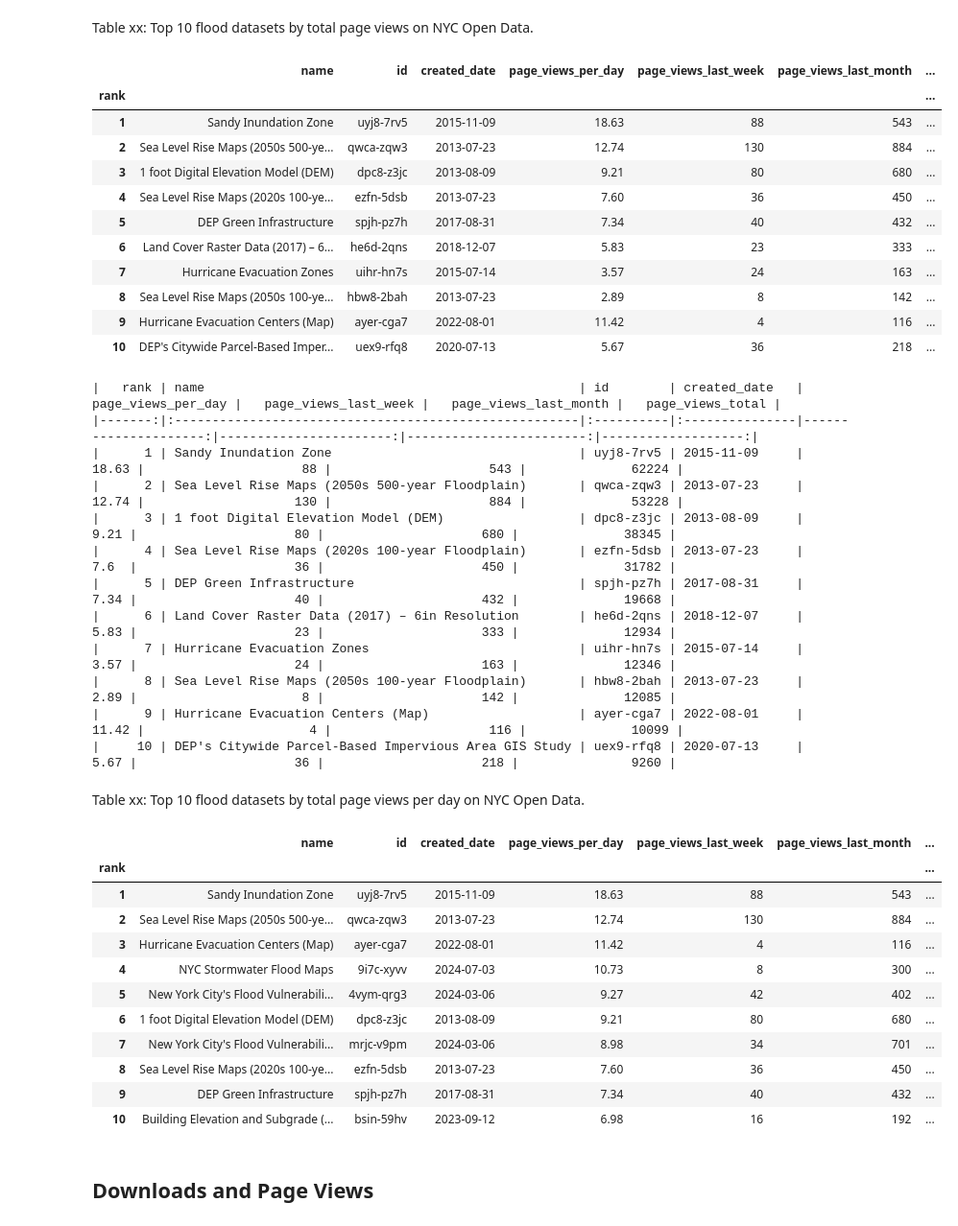
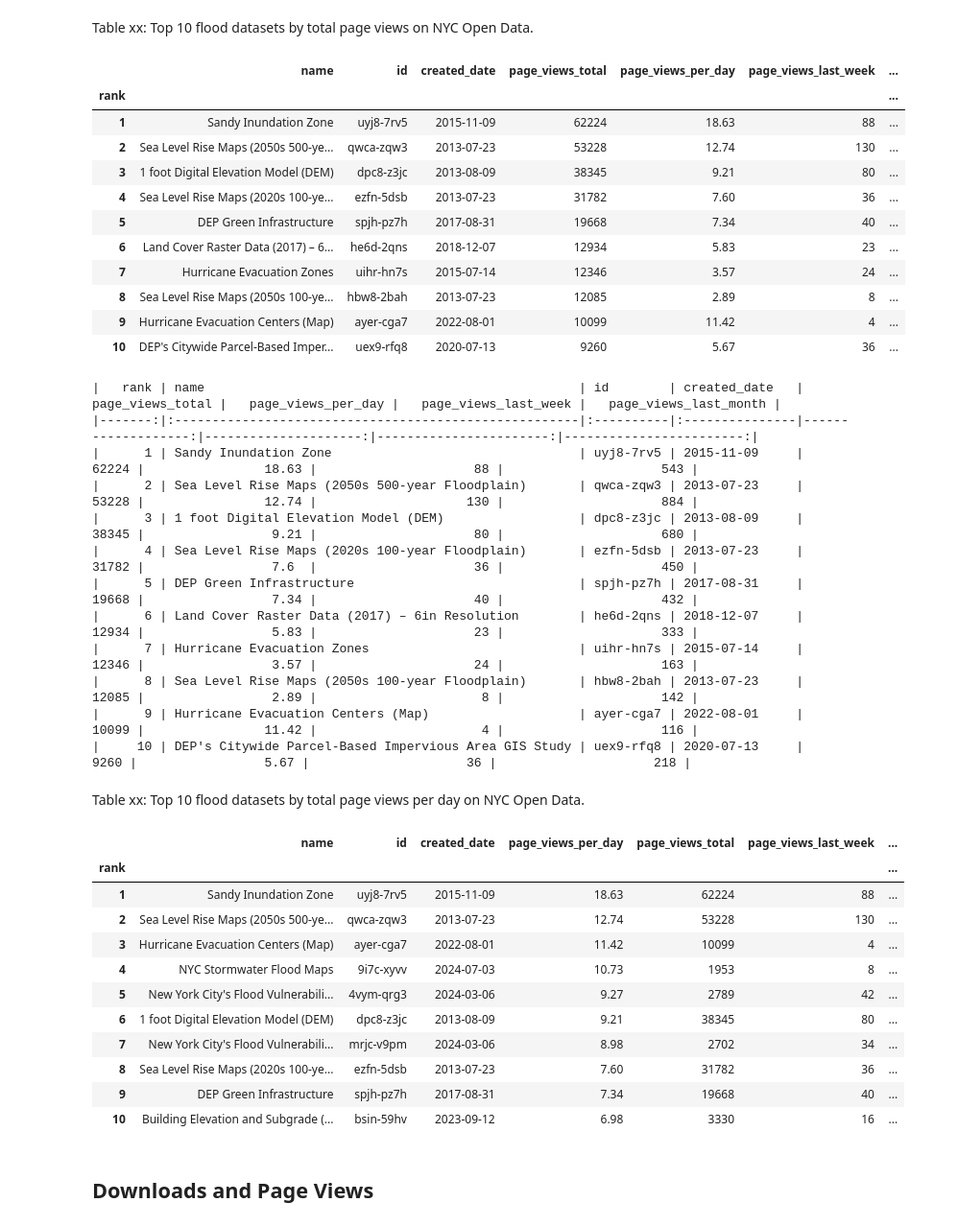
Before and after one commit to mebauer/nyc-flood-data, a Jupyter notebook: notebooks/analysis.ipynb, the cells around one changed output. Shown at 96% size. Cells and saved outputs as stored; diff of their text form; code cells hidden in the pictures.

Commit message:
rearrange order of columns in table from previous commit

```diff
--- a/notebooks/analysis.ipynb
+++ b/notebooks/analysis.ipynb
@@ -414,66 +414,67 @@ Table xx: Top 10 flood datasets by total page views on NYC Open Data.
 # %%
 cols  = [
     'name', 'id', 'created_date',
+    'page_views_total',
     'page_views_per_day', 'page_views_last_week',
-    'page_views_last_month', 'page_views_total'
+    'page_views_last_month'
 ]
 
 views_df = table(df, sort_by='page_views_total', columns=cols)
 
 views_df
 # %% [output]
-|  | name | id | created_date | page_views_per_day | page_views_last_week | page_views_last_month | ... |
+|  | name | id | created_date | page_views_total | page_views_per_day | page_views_last_week | ... |
 | rank |  |  |  |  |  |  | ... |
-| 1 | Sandy Inundation Zone | uyj8-7rv5 | 2015-11-09 | 18.63 | 88 | 543 | ... |
-| 2 | Sea Level Rise Maps (2050s 500-ye... | qwca-zqw3 | 2013-07-23 | 12.74 | 130 | 884 | ... |
-| 3 | 1 foot Digital Elevation Model (DEM) | dpc8-z3jc | 2013-08-09 | 9.21 | 80 | 680 | ... |
-| 4 | Sea Level Rise Maps (2020s 100-ye... | ezfn-5dsb | 2013-07-23 | 7.60 | 36 | 450 | ... |
-| 5 | DEP Green Infrastructure | spjh-pz7h | 2017-08-31 | 7.34 | 40 | 432 | ... |
-| 6 | Land Cover Raster Data (2017) – 6... | he6d-2qns | 2018-12-07 | 5.83 | 23 | 333 | ... |
-| 7 | Hurricane Evacuation Zones | uihr-hn7s | 2015-07-14 | 3.57 | 24 | 163 | ... |
-| 8 | Sea Level Rise Maps (2050s 100-ye... | hbw8-2bah | 2013-07-23 | 2.89 | 8 | 142 | ... |
-| 9 | Hurricane Evacuation Centers (Map) | ayer-cga7 | 2022-08-01 | 11.42 | 4 | 116 | ... |
-| 10 | DEP's Citywide Parcel-Based Imper... | uex9-rfq8 | 2020-07-13 | 5.67 | 36 | 218 | ... |
+| 1 | Sandy Inundation Zone | uyj8-7rv5 | 2015-11-09 | 62224 | 18.63 | 88 | ... |
+| 2 | Sea Level Rise Maps (2050s 500-ye... | qwca-zqw3 | 2013-07-23 | 53228 | 12.74 | 130 | ... |
+| 3 | 1 foot Digital Elevation Model (DEM) | dpc8-z3jc | 2013-08-09 | 38345 | 9.21 | 80 | ... |
+| 4 | Sea Level Rise Maps (2020s 100-ye... | ezfn-5dsb | 2013-07-23 | 31782 | 7.60 | 36 | ... |
+| 5 | DEP Green Infrastructure | spjh-pz7h | 2017-08-31 | 19668 | 7.34 | 40 | ... |
+| 6 | Land Cover Raster Data (2017) – 6... | he6d-2qns | 2018-12-07 | 12934 | 5.83 | 23 | ... |
+| 7 | Hurricane Evacuation Zones | uihr-hn7s | 2015-07-14 | 12346 | 3.57 | 24 | ... |
+| 8 | Sea Level Rise Maps (2050s 100-ye... | hbw8-2bah | 2013-07-23 | 12085 | 2.89 | 8 | ... |
+| 9 | Hurricane Evacuation Centers (Map) | ayer-cga7 | 2022-08-01 | 10099 | 11.42 | 4 | ... |
+| 10 | DEP's Citywide Parcel-Based Imper... | uex9-rfq8 | 2020-07-13 | 9260 | 5.67 | 36 | ... |
 # %%
 print(views_df.to_markdown())
 # %% [output]
-|   rank | name                                                  | id        | created_date   |   page_views_per_day |   page_views_last_week |   page_views_last_month |   page_views_total |
-|-------:|:------------------------------------------------------|:----------|:---------------|---------------------:|-----------------------:|------------------------:|-------------------:|
-|      1 | Sandy Inundation Zone                                 | uyj8-7rv5 | 2015-11-09     |                18.63 |                     88 |                     543 |              62224 |
-|      2 | Sea Level Rise Maps (2050s 500-year Floodplain)       | qwca-zqw3 | 2013-07-23     |                12.74 |                    130 |                     884 |              53228 |
-|      3 | 1 foot Digital Elevation Model (DEM)                  | dpc8-z3jc | 2013-08-09     |                 9.21 |                     80 |                     680 |              38345 |
-|      4 | Sea Level Rise Maps (2020s 100-year Floodplain)       | ezfn-5dsb | 2013-07-23     |                 7.6  |                     36 |                     450 |              31782 |
-|      5 | DEP Green Infrastructure                              | spjh-pz7h | 2017-08-31     |                 7.34 |                     40 |                     432 |              19668 |
-|      6 | Land Cover Raster Data (2017) – 6in Resolution        | he6d-2qns | 2018-12-07     |                 5.83 |                     23 |                     333 |              12934 |
-|      7 | Hurricane Evacuation Zones                            | uihr-hn7s | 2015-07-14     |                 3.57 |                     24 |                     163 |              12346 |
-|      8 | Sea Level Rise Maps (2050s 100-year Floodplain)       | hbw8-2bah | 2013-07-23     |                 2.89 |                      8 |                     142 |              12085 |
-|      9 | Hurricane Evacuation Centers (Map)                    | ayer-cga7 | 2022-08-01     |                11.42 |                      4 |                     116 |              10099 |
-|     10 | DEP's Citywide Parcel-Based Impervious Area GIS Study | uex9-rfq8 | 2020-07-13     |                 5.67 |                     36 |                     218 |               9260 |
+|   rank | name                                                  | id        | created_date   |   page_views_total |   page_views_per_day |   page_views_last_week |   page_views_last_month |
+|-------:|:------------------------------------------------------|:----------|:---------------|-------------------:|---------------------:|-----------------------:|------------------------:|
+|      1 | Sandy Inundation Zone                                 | uyj8-7rv5 | 2015-11-09     |              62224 |                18.63 |                     88 |                     543 |
+|      2 | Sea Level Rise Maps (2050s 500-year Floodplain)       | qwca-zqw3 | 2013-07-23     |              53228 |                12.74 |                    130 |                     884 |
+|      3 | 1 foot Digital Elevation Model (DEM)                  | dpc8-z3jc | 2013-08-09     |              38345 |                 9.21 |                     80 |                     680 |
+|      4 | Sea Level Rise Maps (2020s 100-year Floodplain)       | ezfn-5dsb | 2013-07-23     |              31782 |                 7.6  |                     36 |                     450 |
+|      5 | DEP Green Infrastructure                              | spjh-pz7h | 2017-08-31     |              19668 |                 7.34 |                     40 |                     432 |
+|      6 | Land Cover Raster Data (2017) – 6in Resolution        | he6d-2qns | 2018-12-07     |              12934 |                 5.83 |                     23 |                     333 |
+|      7 | Hurricane Evacuation Zones                            | uihr-hn7s | 2015-07-14     |              12346 |                 3.57 |                     24 |                     163 |
+|      8 | Sea Level Rise Maps (2050s 100-year Floodplain)       | hbw8-2bah | 2013-07-23     |              12085 |                 2.89 |                      8 |                     142 |
+|      9 | Hurricane Evacuation Centers (Map)                    | ayer-cga7 | 2022-08-01     |              10099 |                11.42 |                      4 |                     116 |
+|     10 | DEP's Citywide Parcel-Based Impervious Area GIS Study | uex9-rfq8 | 2020-07-13     |               9260 |                 5.67 |                     36 |                     218 |
 # %% [markdown]
 Table xx: Top 10 flood datasets by total page views per day on NYC Open Data.
 # %%
 cols = [
     'name', 'id', 'created_date',
-    'page_views_per_day', 'page_views_last_week',
-    'page_views_last_month', 'page_views_total'
+    'page_views_per_day', 'page_views_total',
+    'page_views_last_week', 'page_views_last_month'
 ]
 
 views_day = table(df, sort_by='page_views_per_day', columns=cols)
 
 views_day
 # %% [output]
-|  | name | id | created_date | page_views_per_day | page_views_last_week | page_views_last_month | ... |
+|  | name | id | created_date | page_views_per_day | page_views_total | page_views_last_week | ... |
 | rank |  |  |  |  |  |  | ... |
-| 1 | Sandy Inundation Zone | uyj8-7rv5 | 2015-11-09 | 18.63 | 88 | 543 | ... |
-| 2 | Sea Level Rise Maps (2050s 500-ye... | qwca-zqw3 | 2013-07-23 | 12.74 | 130 | 884 | ... |
-| 3 | Hurricane Evacuation Centers (Map) | ayer-cga7 | 2022-08-01 | 11.42 | 4 | 116 | ... |
-| 4 | NYC Stormwater Flood Maps | 9i7c-xyvv | 2024-07-03 | 10.73 | 8 | 300 | ... |
-| 5 | New York City's Flood Vulnerabili... | 4vym-qrg3 | 2024-03-06 | 9.27 | 42 | 402 | ... |
-| 6 | 1 foot Digital Elevation Model (DEM) | dpc8-z3jc | 2013-08-09 | 9.21 | 80 | 680 | ... |
-| 7 | New York City's Flood Vulnerabili... | mrjc-v9pm | 2024-03-06 | 8.98 | 34 | 701 | ... |
-| 8 | Sea Level Rise Maps (2020s 100-ye... | ezfn-5dsb | 2013-07-23 | 7.60 | 36 | 450 | ... |
-| 9 | DEP Green Infrastructure | spjh-pz7h | 2017-08-31 | 7.34 | 40 | 432 | ... |
-| 10 | Building Elevation and Subgrade (... | bsin-59hv | 2023-09-12 | 6.98 | 16 | 192 | ... |
+| 1 | Sandy Inundation Zone | uyj8-7rv5 | 2015-11-09 | 18.63 | 62224 | 88 | ... |
+| 2 | Sea Level Rise Maps (2050s 500-ye... | qwca-zqw3 | 2013-07-23 | 12.74 | 53228 | 130 | ... |
+| 3 | Hurricane Evacuation Centers (Map) | ayer-cga7 | 2022-08-01 | 11.42 | 10099 | 4 | ... |
+| 4 | NYC Stormwater Flood Maps | 9i7c-xyvv | 2024-07-03 | 10.73 | 1953 | 8 | ... |
+| 5 | New York City's Flood Vulnerabili... | 4vym-qrg3 | 2024-03-06 | 9.27 | 2789 | 42 | ... |
+| 6 | 1 foot Digital Elevation Model (DEM) | dpc8-z3jc | 2013-08-09 | 9.21 | 38345 | 80 | ... |
+| 7 | New York City's Flood Vulnerabili... | mrjc-v9pm | 2024-03-06 | 8.98 | 2702 | 34 | ... |
+| 8 | Sea Level Rise Maps (2020s 100-ye... | ezfn-5dsb | 2013-07-23 | 7.60 | 31782 | 36 | ... |
+| 9 | DEP Green Infrastructure | spjh-pz7h | 2017-08-31 | 7.34 | 19668 | 40 | ... |
+| 10 | Building Elevation and Subgrade (... | bsin-59hv | 2023-09-12 | 6.98 | 3330 | 16 | ... |
 # %% [markdown]
 ## Downloads and Page Views
 # %% [markdown]
```
Also changed, not shown: parts of 2 cells of this notebook, 1 other file.
